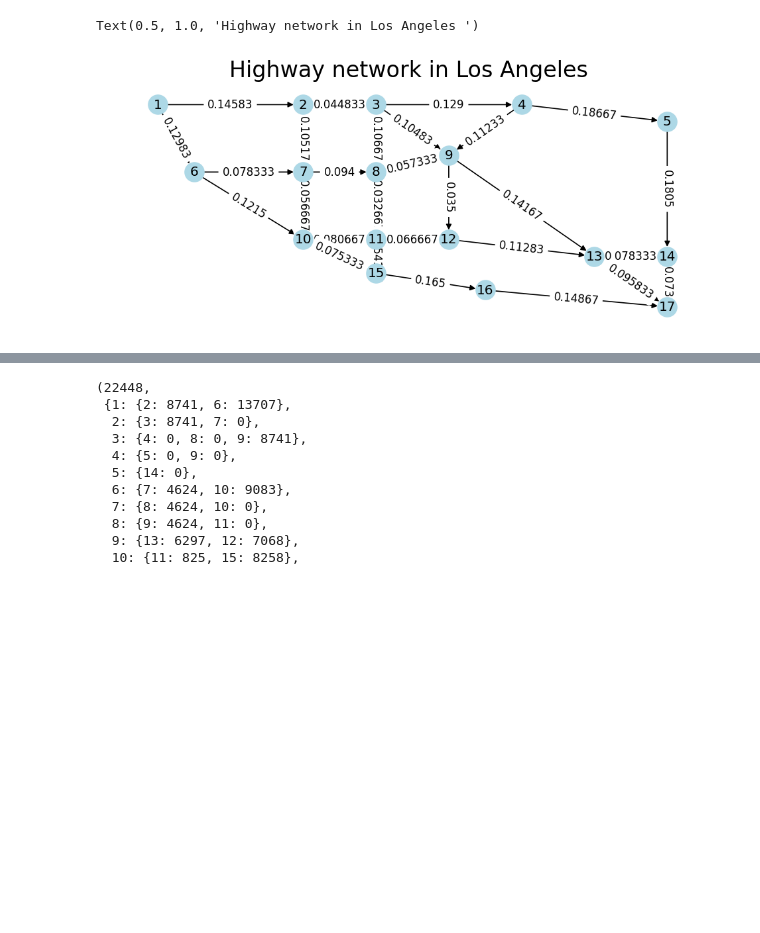
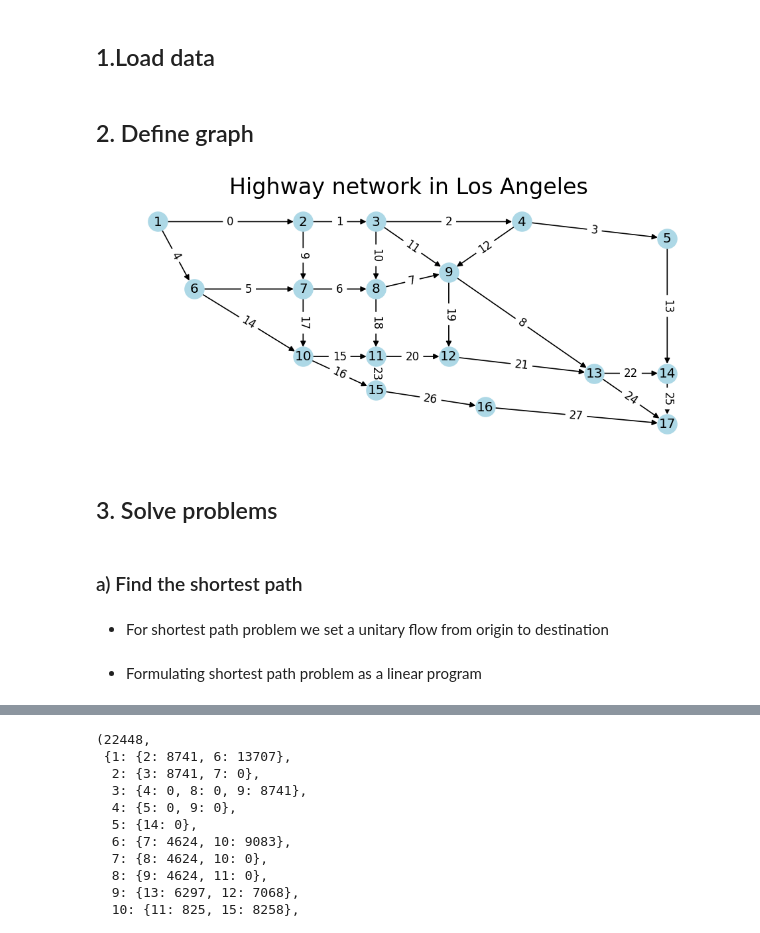
Before and after one commit to trietngo712/Network-Dynamics-and-Learning, a Jupyter notebook: HW1_Ex3_v1.ipynb, the cells around one changed output, grey strips where cells are left out. Drawn from its saved outputs; the diff is of its cells as text; code cells hidden in the pictures; blank space fills up the shorter version.

```diff
--- a/HW1_Ex3_v1.ipynb
+++ b/HW1_Ex3_v1.ipynb
@@ -16,45 +10,57 @@ Successfully installed gurobipy-10.0.3
+# %% [markdown]
+## 1.Load data
 # %%
 f = scipy.io.loadmat('flow.mat')["flow"].reshape(28,)
 C = scipy.io.loadmat('capacities.mat')["capacities"].reshape(28,)
 B = scipy.io.loadmat('traffic.mat')["traffic"]
 l = scipy.io.loadmat('traveltime.mat')["traveltime"].reshape(28,)
+# %% [markdown]
+## 2. Define graph
 # %%
 fig, ax = plt.subplots(figsize = (10,4), dpi=120)
 
 
 n_edges = B.shape[1]
 n_nodes = B.shape[0]
 
 G = nx.DiGraph()
 G.add_nodes_from(range(1,n_nodes+1))
 edge_labels={}
 
 for j in range(n_edges):
   for i in range(0,n_nodes):
     if(B[i][j] == 1):
       start = i + 1 # node i is the start of the edge. #The plus 1 is because we started from 1 in graph generation
     if(B[i][j] == -1):
       end = i + 1 # i don't like tail and head notation
   # inside the loop inside the edges
   G.add_edges_from([(start,end)])
-  edge_labels[(start,end)] = str(l[j])
+  edge_labels[(start,end)] = str(j)
   G[start][end]['capacity'] = C[j]
   G[start][end]['weight'] = l[j]
 pos = {1:[0,0], 2:[4,0], 3:[6,0], 4:[10,0], 5:[14, -1], 6:[1,-4], 7:[4,-4],8:[6,-4],9:[8, -3],
        10:[4, -8],11:[6, -8],12:[8, -8],13:[12, -9],14:[14, -9],15:[6, -10],16:[9, -11],17:[14, -12]}
 
 nx.draw(G, pos, with_labels = True, node_color = 'lightblue')
 nx.draw_networkx_edge_labels(G,pos,edge_labels=edge_labels)
 
 ax.set_title("Highway network in Los Angeles ", fontsize=20)
+plt.savefig('fig/graph1.png')
 # %% [output]
-Text(0.5, 1.0, 'Highway network in Los Angeles ')
-[figure, old version]
+[figure, new version]
+# %% [markdown]
+## 3. Solve problems
+# %% [markdown]
+### a) Find the shortest path
+# %% [markdown]
+- For shortest path problem we set a unitary flow from origin to destination
 # %%
 #Defining external flow in the problem of Shortest Path
 v = np.zeros(17)
 v[0] = 1
 v[16] = -1
+# %% [markdown]
+- Formulating shortest path problem as a linear program
 # %%
 model = grb.Model('gbpp')
 f = model.addMVar(
```
Also changed, not shown: parts of 20 cells of this notebook, 6 other files.
